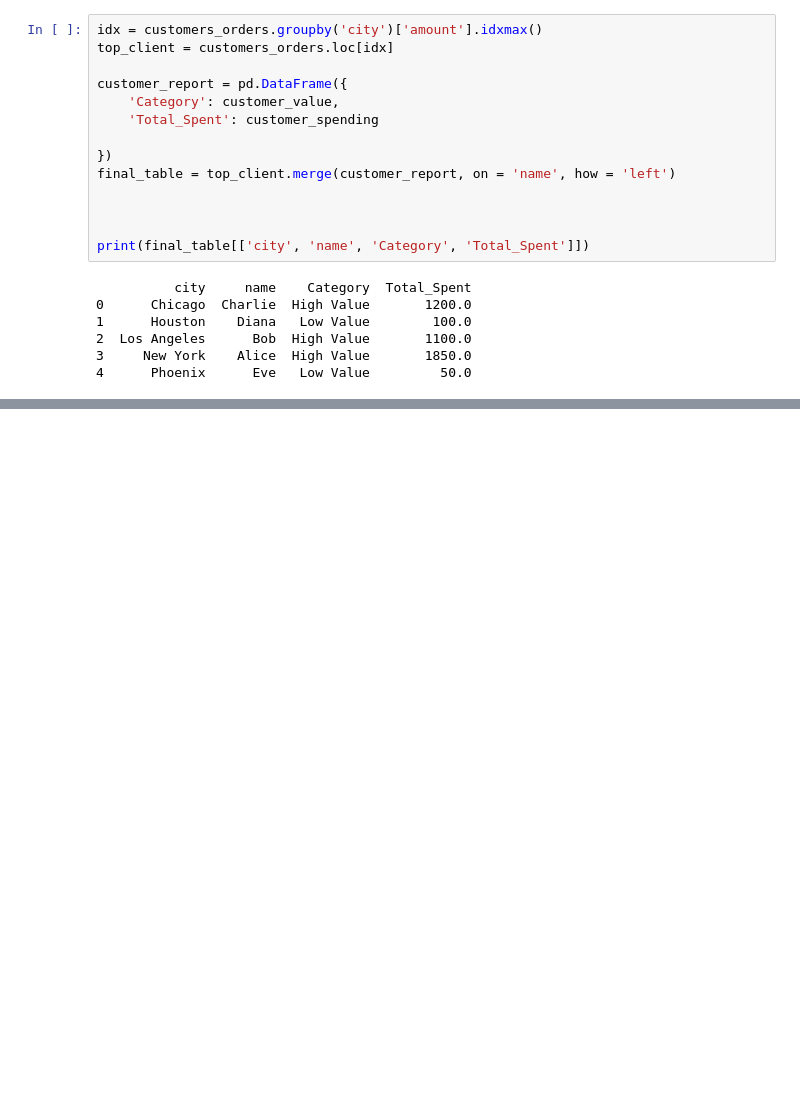
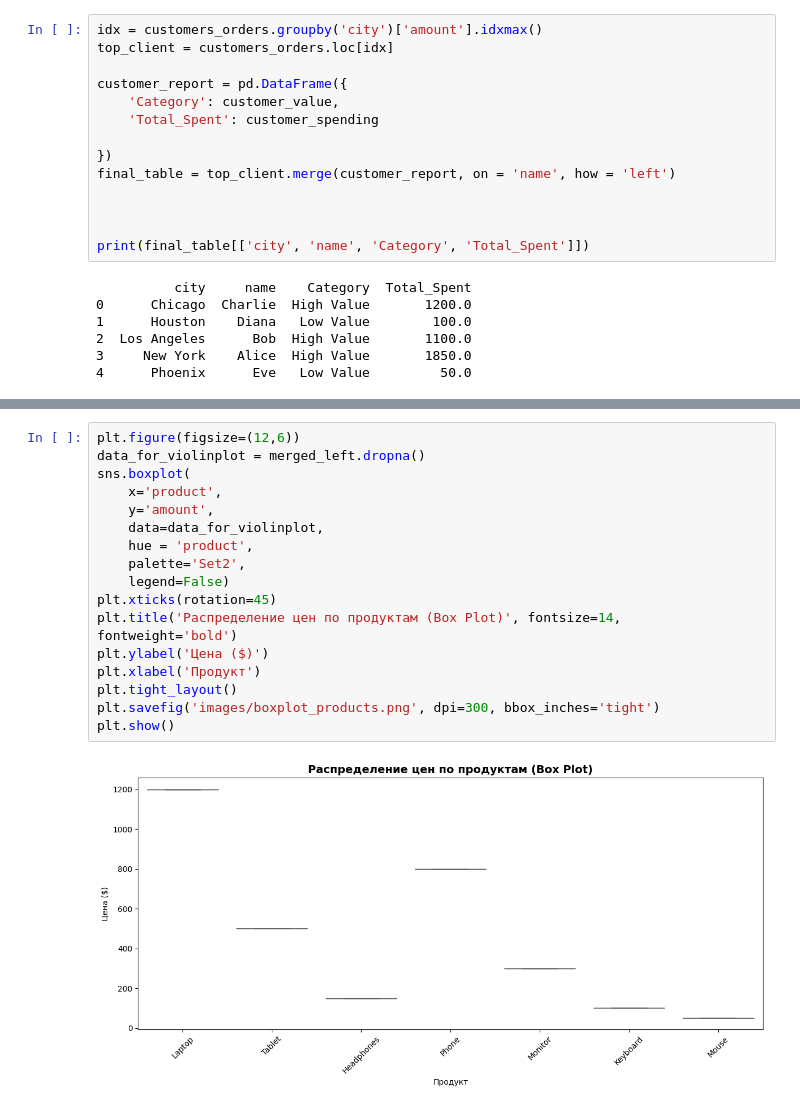
Before and after one commit to Prospis/My-way-to-DA-DS, a Jupyter notebook: Week_3/advanced_pandas_day_01-05.ipynb, the cells around one changed output, grey strips where cells are left out. Saved outputs shown, nothing was run; the diff lists cells and outputs as text; blank space fills up the shorter version.

```diff
--- a/Week_3/advanced_pandas_day_01-05.ipynb
+++ b/Week_3/advanced_pandas_day_01-05.ipynb
@@ -364,0 +375,19 @@ print(final_table[['city', 'name', 'Category', 'Total_Spent']])
+# %%
+plt.figure(figsize=(12,6))
+data_for_violinplot = merged_left.dropna()
+sns.boxplot(
+    x='product',
+    y='amount',
+    data=data_for_violinplot,
+    hue = 'product',
+    palette='Set2',
+    legend=False)
+plt.xticks(rotation=45)
+plt.title('Распределение цен по продуктам (Box Plot)', fontsize=14, fontweight='bold')
+plt.ylabel('Цена ($)')
+plt.xlabel('Продукт')
+plt.tight_layout()
+plt.savefig('images/boxplot_products.png', dpi=300, bbox_inches='tight')
+plt.show()
+# %% [output]
+[figure, added]
```
Also changed, not shown: parts of 4 cells of this notebook, 8 other files.
